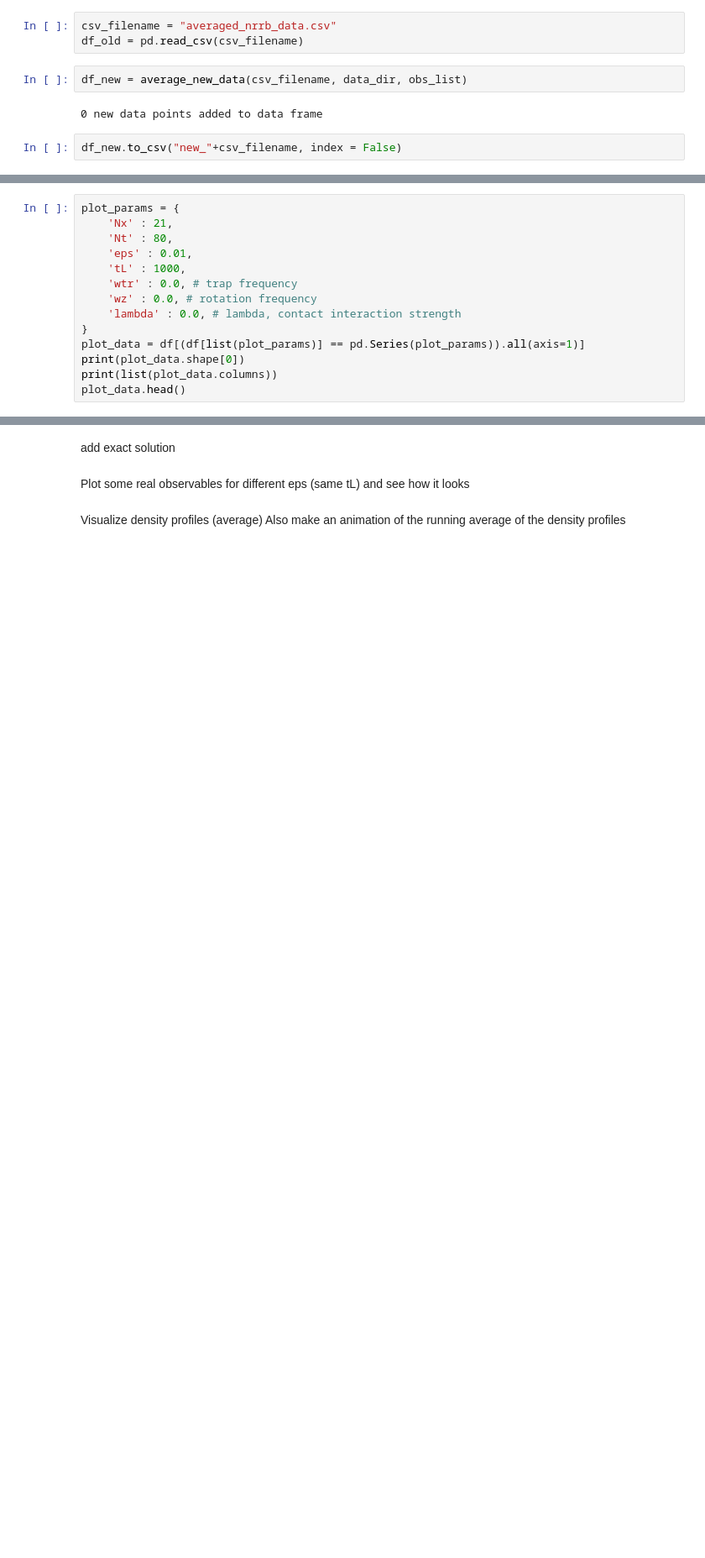
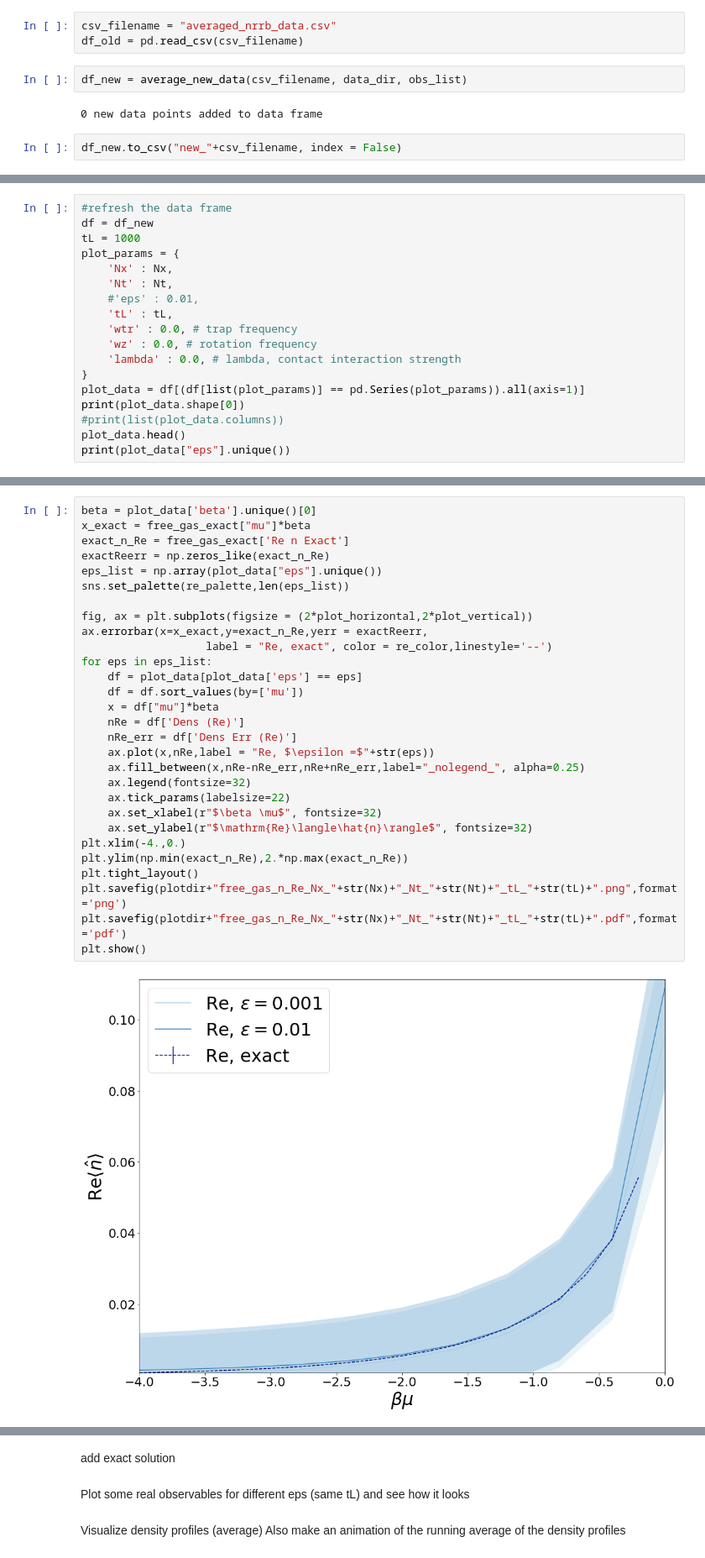
Before and after one commit to caseyberger/nrrb, a Jupyter notebook: amrex-langevin/Analysis/AnalysisTest.ipynb, the cells around one changed output, grey strips where cells are left out. Shown at 84% size. Drawn from its saved outputs; the diff is of its cells as text; blank space fills up the shorter version.

Commit message:
Added plots comparing density to the analytical solution for the free gas.

```diff
--- a/amrex-langevin/Analysis/AnalysisTest.ipynb
+++ b/amrex-langevin/Analysis/AnalysisTest.ipynb
@@ -168,14 +222,18 @@ Extract the averaged values from the dataframe. This is a little more complicate
 # %%
+#refresh the data frame
+df = df_new
+tL = 1000
 plot_params = {
-    'Nx' : 21,
-    'Nt' : 80,
-    'eps' : 0.01,
-    'tL' : 1000,
+    'Nx' : Nx,
+    'Nt' : Nt,
+    #'eps' : 0.01,
+    'tL' : tL,
     'wtr' : 0.0, # trap frequency
     'wz' : 0.0, # rotation frequency
     'lambda' : 0.0, # lambda, contact interaction strength
 }
 plot_data = df[(df[list(plot_params)] == pd.Series(plot_params)).all(axis=1)]
 print(plot_data.shape[0])
-print(list(plot_data.columns))
+#print(list(plot_data.columns))
 plot_data.head()
+print(plot_data["eps"].unique())
@@ -193,0 +243,31 @@ plt.show()
+# %%
+beta = plot_data['beta'].unique()[0]
+x_exact = free_gas_exact["mu"]*beta
+exact_n_Re = free_gas_exact['Re n Exact']
+exactReerr = np.zeros_like(exact_n_Re)
+eps_list = np.array(plot_data["eps"].unique())
+sns.set_palette(re_palette,len(eps_list))
+
+fig, ax = plt.subplots(figsize = (2*plot_horizontal,2*plot_vertical))
+ax.errorbar(x=x_exact,y=exact_n_Re,yerr = exactReerr,
+                   label = "Re, exact", color = re_color,linestyle='--')
+for eps in eps_list:
+    df = plot_data[plot_data['eps'] == eps]
+    df = df.sort_values(by=['mu'])
+    x = df["mu"]*beta
+    nRe = df['Dens (Re)']
+    nRe_err = df['Dens Err (Re)']
+    ax.plot(x,nRe,label = "Re, $\epsilon =$"+str(eps))
+    ax.fill_between(x,nRe-nRe_err,nRe+nRe_err,label="_nolegend_", alpha=0.25)
+    ax.legend(fontsize=32)
+    ax.tick_params(labelsize=22)
+    ax.set_xlabel(r"$\beta \mu$", fontsize=32)
+    ax.set_ylabel(r"$\mathrm{Re}\langle\hat{n}\rangle$", fontsize=32)
+plt.xlim(-4.,0.)
+plt.ylim(np.min(exact_n_Re),2.*np.max(exact_n_Re))
+plt.tight_layout()
+plt.savefig(plotdir+"free_gas_n_Re_Nx_"+str(Nx)+"_Nt_"+str(Nt)+"_tL_"+str(tL)+".png",format ='png')
+plt.savefig(plotdir+"free_gas_n_Re_Nx_"+str(Nx)+"_Nt_"+str(Nt)+"_tL_"+str(tL)+".pdf",format ='pdf')
+plt.show()
+# %% [output]
+[figure, added]
```
Also changed, not shown: parts of 22 cells of this notebook, 2 other files.
